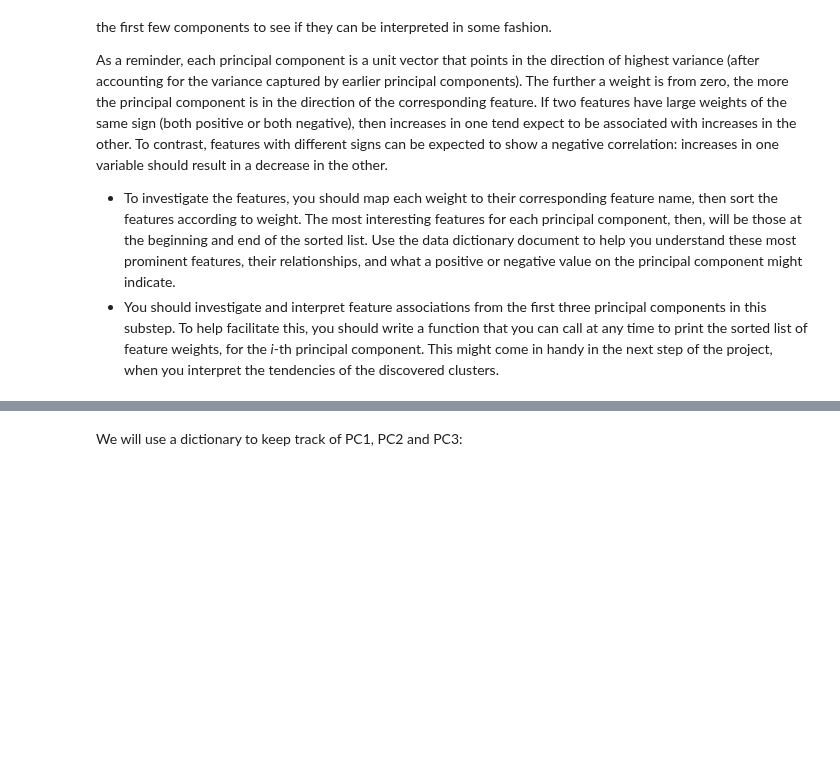
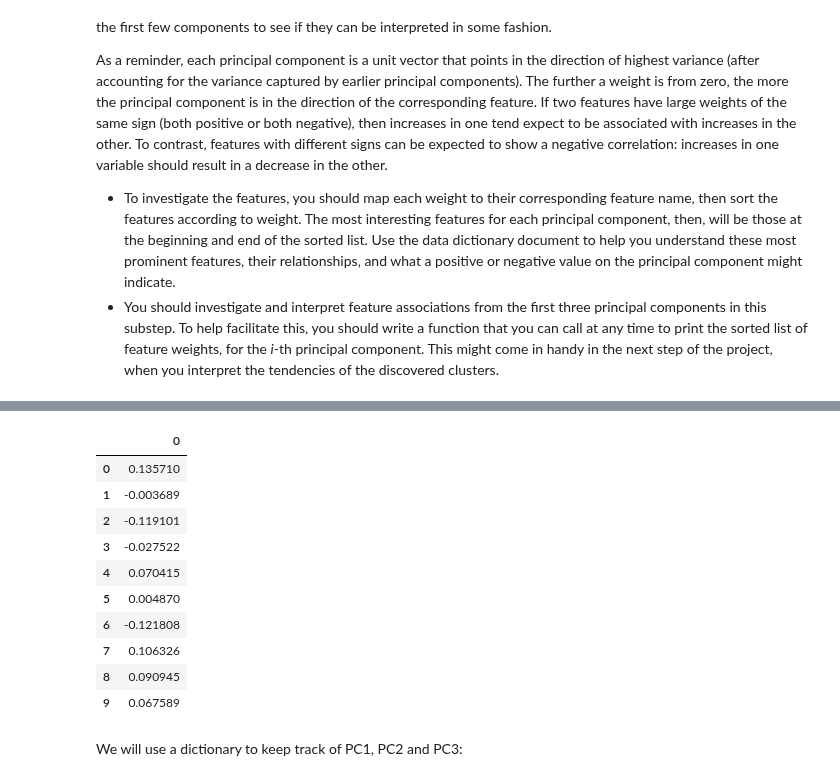
Before and after one commit to kinant/ud-ml-pytorch, a Jupyter notebook: Project 03/identify_customer_segments/Identify_Customer_Segments.ipynb, the cells around one changed output, grey strips where cells are left out. Saved outputs shown, nothing was run; the diff lists cells and outputs as text; code cells hidden in the pictures; blank space fills up the shorter version.

```diff
--- a/Project 03/identify_customer_segments/Identify_Customer_Segments.ipynb
+++ b/Project 03/identify_customer_segments/Identify_Customer_Segments.ipynb
@@ -249,3 +252,18 @@ array([[ 0.13570987, -0.00368941, -0.11910066, -0.02752192,  0.07041505,
+# %%
+# View a single component, PC #0
+pd.DataFrame(pca.components_[0]).head(10)
+# %% [output]
+|  | 0 |
+| 0 | 0.135710 |
+| 1 | -0.003689 |
+| 2 | -0.119101 |
+| 3 | -0.027522 |
+| 4 | 0.070415 |
+| 5 | 0.004870 |
+| 6 | -0.121808 |
+| 7 | 0.106326 |
+| 8 | 0.090945 |
+| 9 | 0.067589 |
 # %% [markdown]
 We will use a dictionary to keep track of PC1, PC2 and PC3:
 # %%
```
Also changed, not shown: parts of 32 cells of this notebook, 1 other file.
